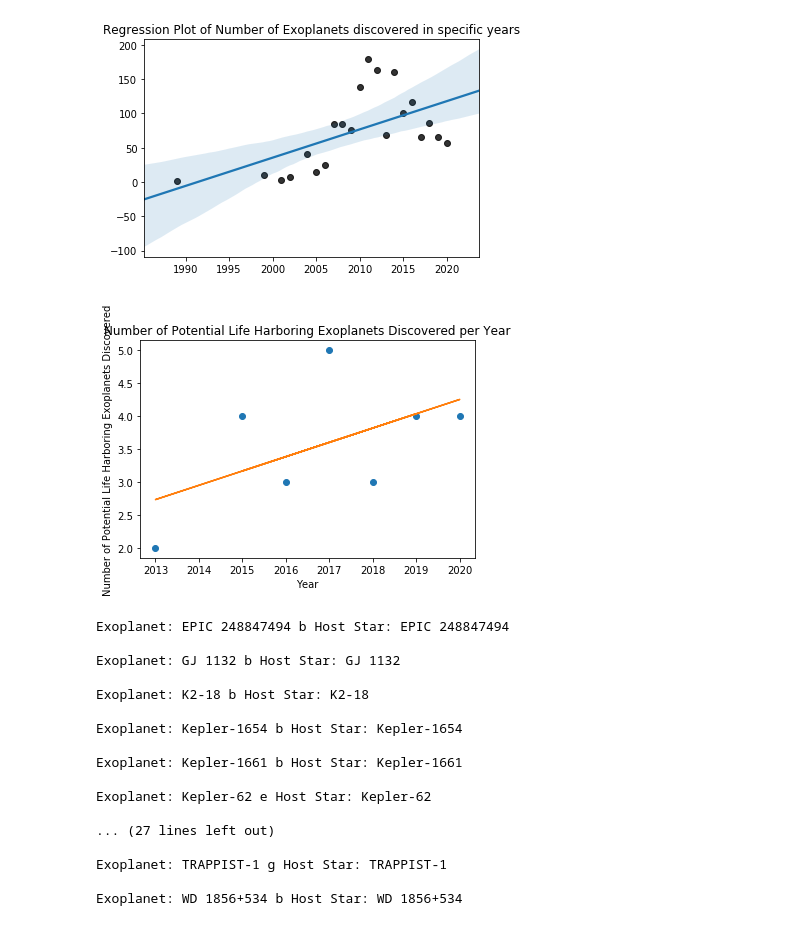
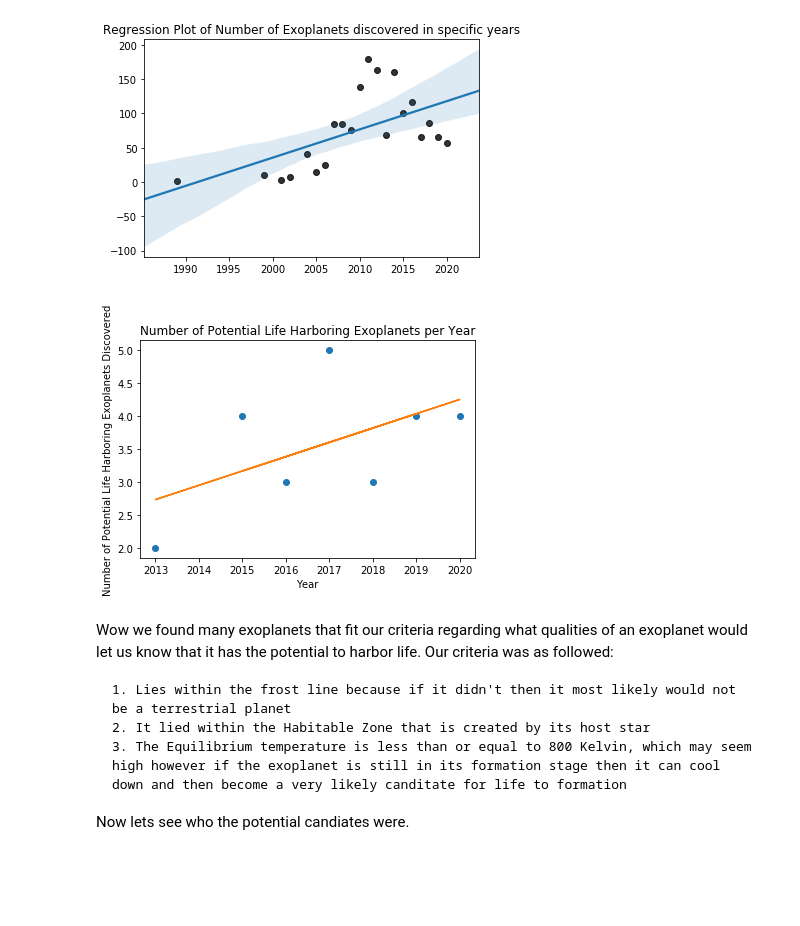
Before and after one commit to ebarr10/Potential_Exoplanet_Life, a Jupyter notebook: 320FinalProject.ipynb, the cells around one changed output. Saved outputs shown, nothing was run; the diff lists cells and outputs as text; code cells hidden in the pictures; blank space fills up the shorter version.

```diff
--- a/320FinalProject.ipynb
+++ b/320FinalProject.ipynb
@@ -605,54 +606,45 @@ Text(0.5, 1.0, 'Regression Plot of Number of Exoplanets discovered in specific y
 years_disc = {}
 exoplanets = {}
 
+# Creating a dictionary of the exoplanets that fit our criteria and creating a dictionary regarding which year found a lot of potential canditates for life
 for index, row in data.iterrows():
+    # Our Conditions for a potential canditate for life
     inside_habitable_zone = ((data.at[index, 'pl_orbsmax'] >= data.at[index, 'Inner_Habitable_Zone'] - 0.1) & (data.at[index, 'pl_orbsmax'] >= data.at[index, 'Outer_Habitable_Zone'] - 0.1))
     if ((data.at[index, 'placement'] == 'inside') & inside_habitable_zone & (data.at[index, 'pl_eqt'] <= 800)):
         if data.at[index, "disc_year"] not in years_disc:
             years_disc[data.at[index, "disc_year"]] = 0
         years_disc[data.at[index, 'disc_year']] += 1
         exoplanets[data.at[index, 'pl_name']] = data.at[index, 'hostname']
 
 years = []
 num_disc = []
 
 for i in years_disc.keys():
     years.append(i)
     num_disc.append(years_disc[i])
 
 years2 = []
 for y in years:
     years2.append([y])
 
 plot.plot(years, num_disc, 'o')
 
 model = linear_model.LinearRegression()
 model.fit(years2, num_disc)
 predicted = model.predict(years2)
 
 plot.plot(years, predicted)
-plot.title("Number of Potential Life Harboring Exoplanets Discovered per Year")
+plot.title("Number of Potential Life Harboring Exoplanets per Year")
 plot.xlabel("Year")
 plot.ylabel("Number of Potential Life Harboring Exoplanets Discovered")
 plot.show()
-for i in exoplanets.keys():
-    print(('Exoplanet: {} Host Star: {}\n').format(i, exoplanets[i]))
 # %% [output]
-[figure, old version]
+[figure, new version]
-Exoplanet: EPIC 248847494 b Host Star: EPIC 248847494
-
-Exoplanet: GJ 1132 b Host Star: GJ 1132
-
-Exoplanet: K2-18 b Host Star: K2-18
-
-Exoplanet: Kepler-1654 b Host Star: Kepler-1654
-
-Exoplanet: Kepler-1661 b Host Star: Kepler-1661
-
-Exoplanet: Kepler-62 e Host Star: Kepler-62
-
-... (27 lines left out)
-
-Exoplanet: TRAPPIST-1 g Host Star: TRAPPIST-1
-
-Exoplanet: WD 1856+534 b Host Star: WD 1856+534
+# %% [markdown]
+Wow we found many exoplanets that fit our criteria regarding what qualities of an exoplanet would let us know that it has the potential to harbor life. Our criteria was as followed:
+
+    1. Lies within the frost line because if it didn't then it most likely would not be a terrestrial planet
+    2. It lied within the Habitable Zone that is created by its host star
+    3. The Equilibrium temperature is less than or equal to 800 Kelvin, which may seem high however if the exoplanet is still in its formation stage then it can cool down and then become a very likely canditate for life to formation
+
+Now lets see who the potential candiates were.
```
Also changed, not shown: parts of 5 cells of this notebook.
